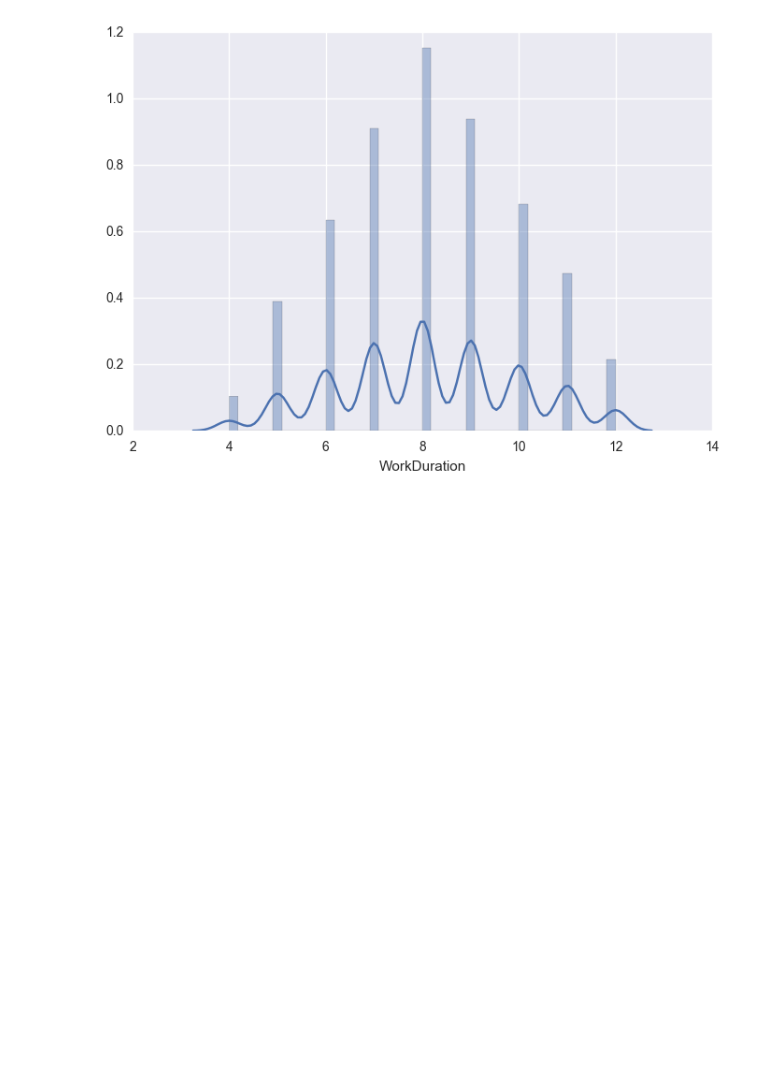
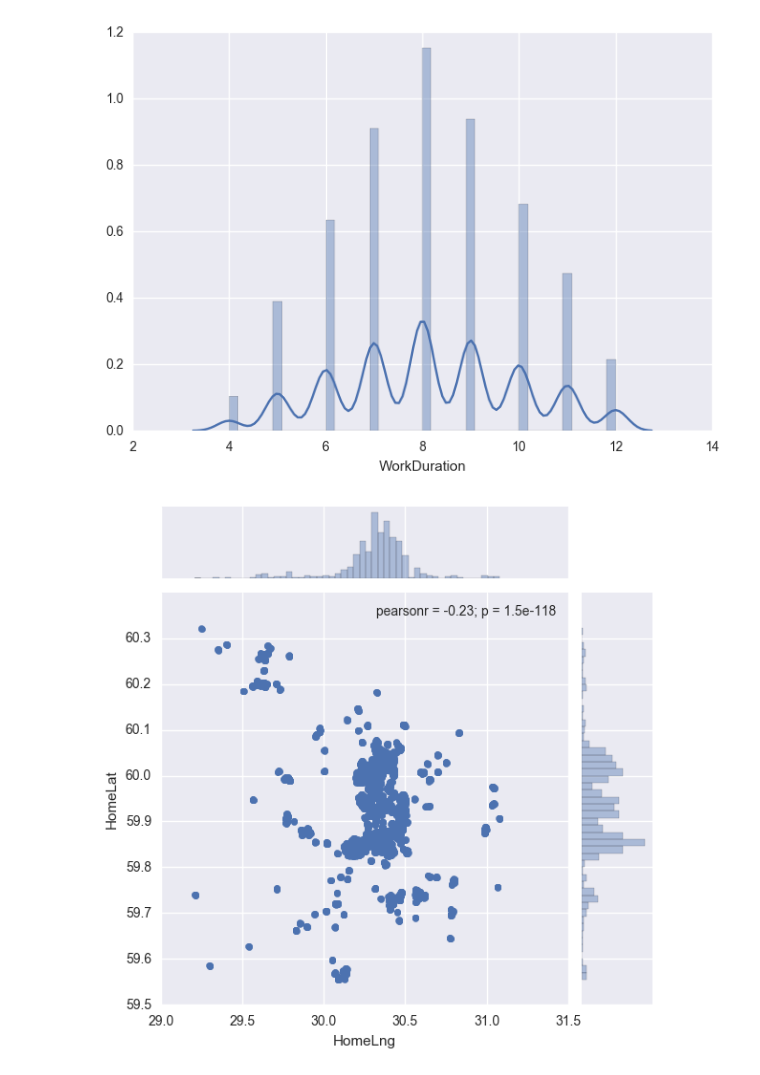
Before and after one commit to lizmoscow/analyze, a Jupyter notebook: Drivers.ipynb, the cells around one changed output. Drawn from its saved outputs; the diff is of its cells as text; code cells hidden in the pictures; blank space fills up the shorter version.

```diff
--- a/Drivers.ipynb
+++ b/Drivers.ipynb
@@ -49,3 +49,7 @@ sns.distplot(data.WorkDuration, label="Work duration")
 # %% [output]
 <matplotlib.axes._subplots.AxesSubplot at 0x...>
 [figure]
+# %%
+sns.jointplot(x="HomeLng", y="HomeLat", data=data);
+# %% [output]
+[figure, added]
```
